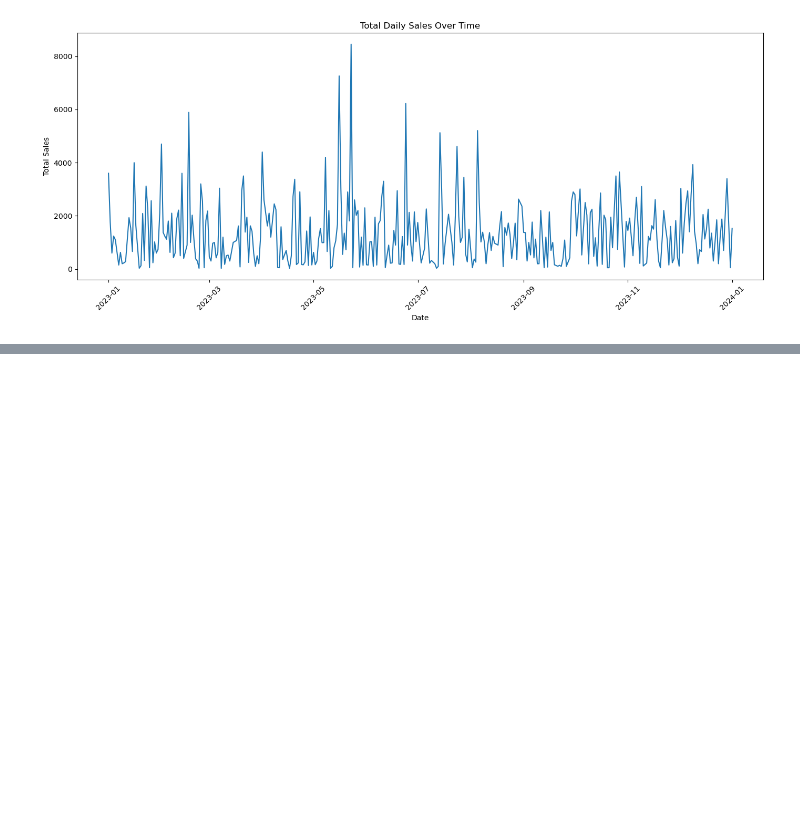
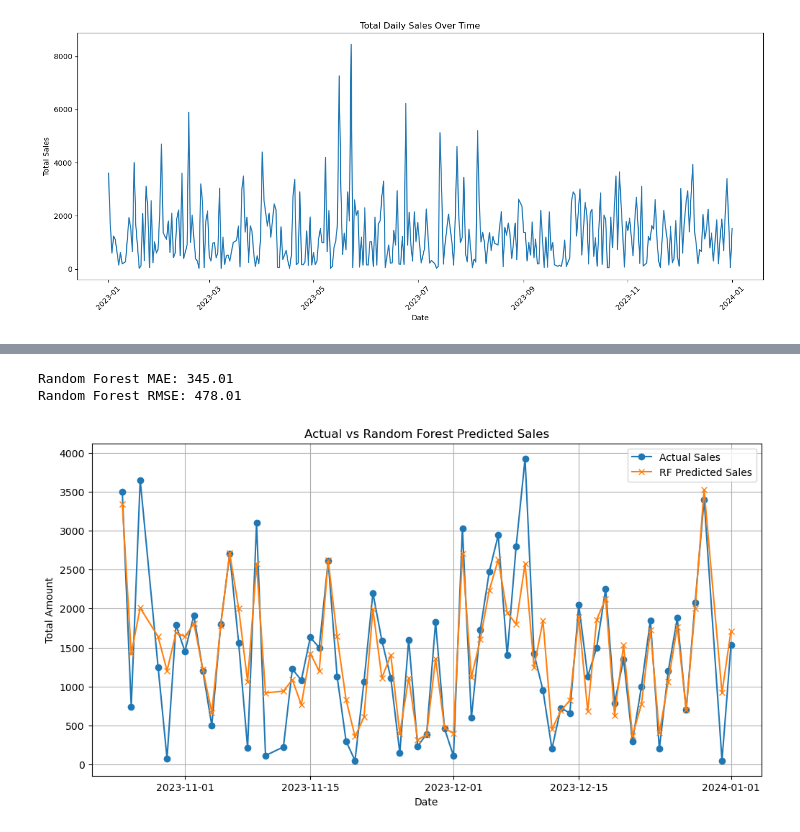
Before and after one commit to saad-malik2906/Retail-Demand-Forecasting, a Jupyter notebook: demand_forecasting.ipynb, the cells around one changed output, grey strips where cells are left out. Saved outputs shown, nothing was run; the diff lists cells and outputs as text; code cells hidden in the pictures; blank space fills up the shorter version.

```diff
--- a/demand_forecasting.ipynb
+++ b/demand_forecasting.ipynb
@@ -64,0 +240,34 @@ plt.show()
+# %%
+from sklearn.ensemble import RandomForestRegressor
+
+# Initialize model with a fixed random seed for reproducibility
+rf_model = RandomForestRegressor(n_estimators=100, random_state=42)
+
+# Train the model
+rf_model.fit(X_train, y_train)
+
+# Predict on test data
+y_pred_rf = rf_model.predict(X_test)
+
+# Calculate errors
+mae_rf = mean_absolute_error(y_test, y_pred_rf)
+rmse_rf = np.sqrt(mean_squared_error(y_test, y_pred_rf))
+
+print(f"Random Forest MAE: {mae_rf:.2f}")
+print(f"Random Forest RMSE: {rmse_rf:.2f}")
+
+# Visualize predictions
+plt.figure(figsize=(12,6))
+plt.plot(y_test.index, y_test, label='Actual Sales', marker='o')
+plt.plot(y_test.index, y_pred_rf, label='RF Predicted Sales', marker='x')
+plt.title('Actual vs Random Forest Predicted Sales')
+plt.xlabel('Date')
+plt.ylabel('Total Amount')
+plt.legend()
+plt.grid(True)
+plt.savefig('C:/Users/DELL/Desktop/Projects/Machine Learning Projects/Project 2 - Retail Demand Forecasting/rf_actual_vs_predicted.png')
+plt.show()
+# %% [output]
+Random Forest MAE: 345.01
+Random Forest RMSE: 478.01
+[figure, added]
```
Also changed, not shown: parts of 9 cells of this notebook, 6 other files.
